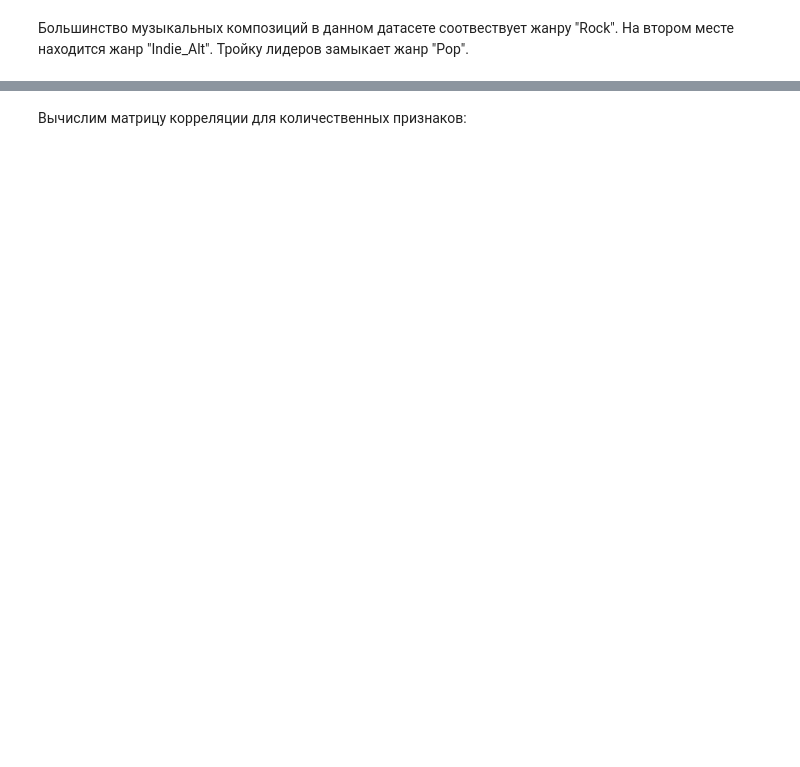
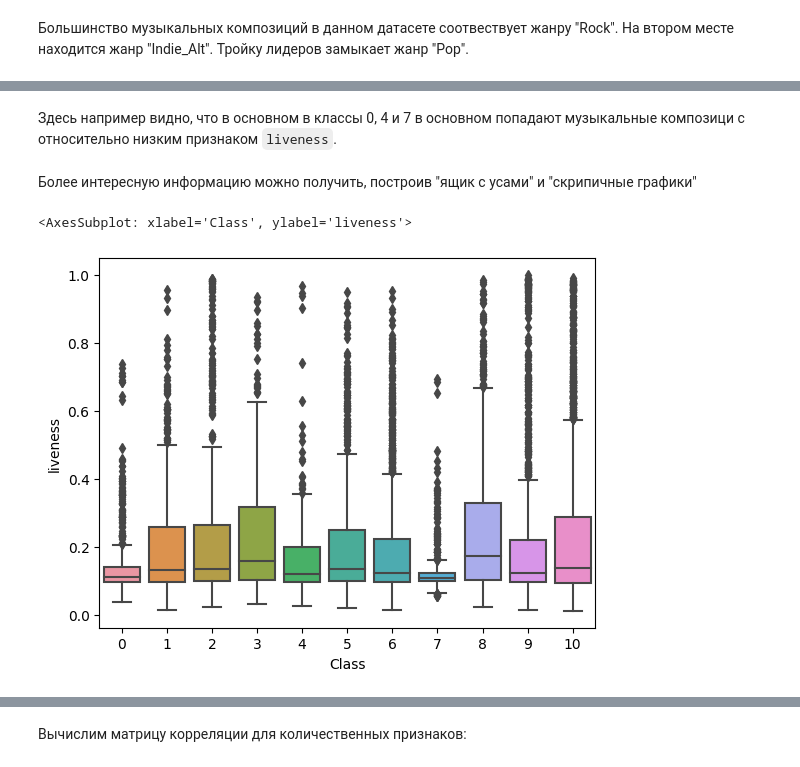
Before and after one commit to VladislavLap/ML, a Jupyter notebook: Laptev_hw1.ipynb, the cells around one changed output, grey strips where cells are left out. Drawn from its saved outputs; the diff is of its cells as text; code cells hidden in the pictures; blank space fills up the shorter version.

```diff
--- a/Laptev_hw1.ipynb
+++ b/Laptev_hw1.ipynb
@@ -138,0 +146,9 @@ sns.histplot(data['Class'])
+# %% [markdown]
+Здесь например видно, что в основном в классы 0, 4 и 7 в основном попадают музыкальные композици с относительно низким признаком `liveness`.
+# %% [markdown]
+Более интересную информацию можно получить, построив "ящик с усами" и "скрипичные графики"
+# %%
+sns.boxplot(x="Class", y="liveness", data=data)
+# %% [output]
+<AxesSubplot: xlabel='Class', ylabel='liveness'>
+[figure, added]
```
Also changed, not shown: parts of 25 cells of this notebook.
